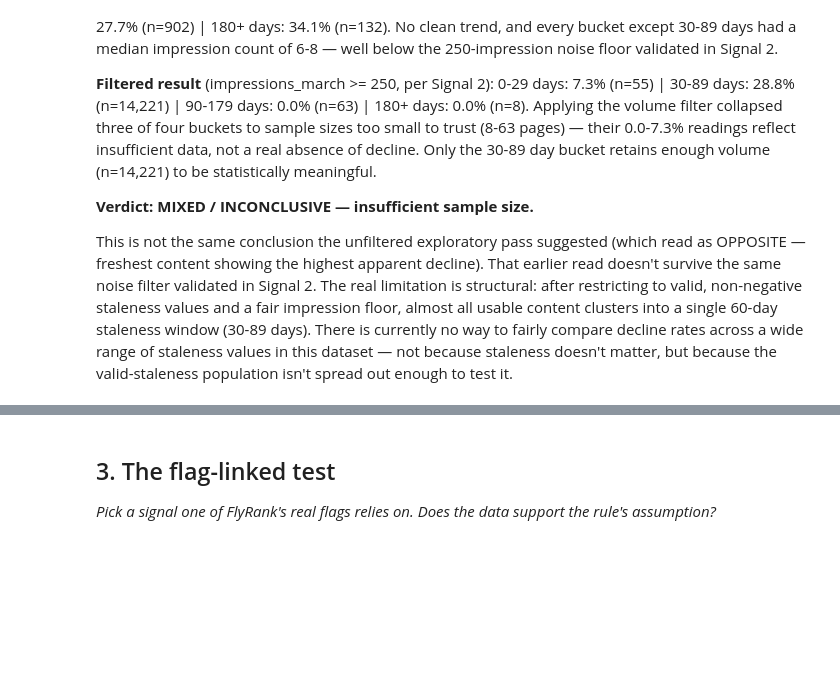
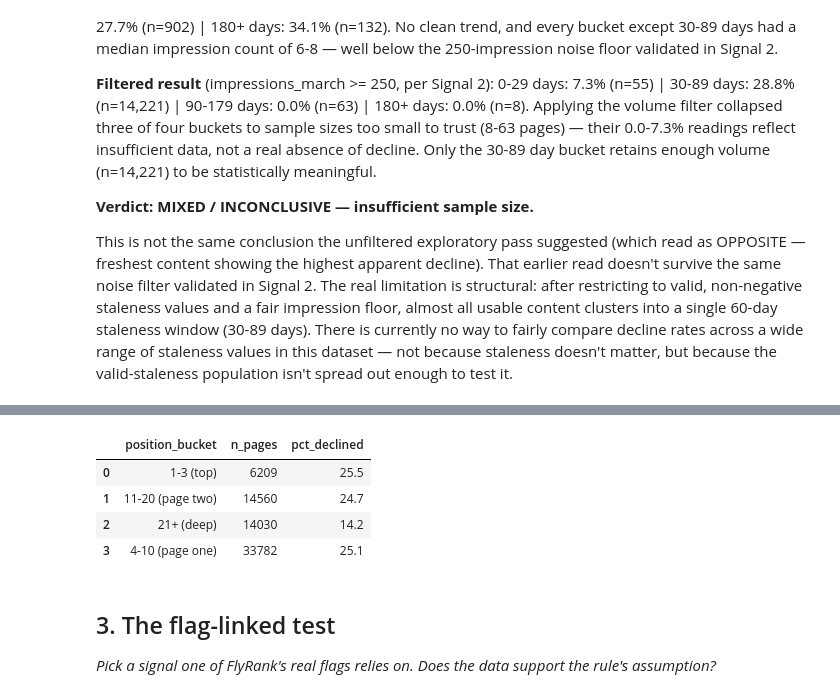
Before and after one commit to Khuld13/ML-intern-starter, a Jupyter notebook: work/notebooks/w04_signal_audit.ipynb, the cells around one changed output, grey strips where cells are left out. Saved outputs shown, nothing was run; the diff lists cells and outputs as text; code cells hidden in the pictures; blank space fills up the shorter version.

```diff
--- a/work/notebooks/w04_signal_audit.ipynb
+++ b/work/notebooks/w04_signal_audit.ipynb
@@ -390,3 +430,39 @@ matter, but because the valid-staleness population isn't spread out enough to te
+# %%
+position_test = con.sql("""
+    WITH march_agg AS (
+        SELECT content_hash_id, SUM(gsc_impressions) AS impressions_march,
+            AVG(gsc_avg_position) AS avg_position_march
+        FROM fact_march WHERE gsc_data_available = TRUE GROUP BY content_hash_id
+    ),
+    feb_agg AS (
+        SELECT content_hash_id, SUM(gsc_impressions) AS impressions_feb
+        FROM fact_feb WHERE gsc_data_available = TRUE GROUP BY content_hash_id
+    ),
+    joined AS (
+        SELECT
+            m.content_hash_id, m.impressions_march, m.avg_position_march,
+            CASE WHEN m.impressions_march < f.impressions_feb THEN 1 ELSE 0 END AS declined_flag,
+            CASE
+                WHEN m.avg_position_march <= 3 THEN '1-3 (top)'
+                WHEN m.avg_position_march <= 10 THEN '4-10 (page one)'
+                WHEN m.avg_position_march <= 20 THEN '11-20 (page two)'
+                ELSE '21+ (deep)'
+            END AS position_bucket
+        FROM march_agg m
+        JOIN feb_agg f USING (content_hash_id)
+        WHERE m.impressions_march >= 250
+    )
+    SELECT position_bucket, COUNT(*) AS n_pages, ROUND(100.0*AVG(declined_flag),1) AS pct_declined
+    FROM joined GROUP BY position_bucket
+    ORDER BY position_bucket
+""").df()
+position_test
+# %% [output]
+|  | position_bucket | n_pages | pct_declined |
+| 0 | 1-3 (top) | 6209 | 25.5 |
+| 1 | 11-20 (page two) | 14560 | 24.7 |
+| 2 | 21+ (deep) | 14030 | 14.2 |
+| 3 | 4-10 (page one) | 33782 | 25.1 |
 # %% [markdown]
 ## 3. The flag-linked test
 
```
Also changed, not shown: parts of 2 cells of this notebook.
